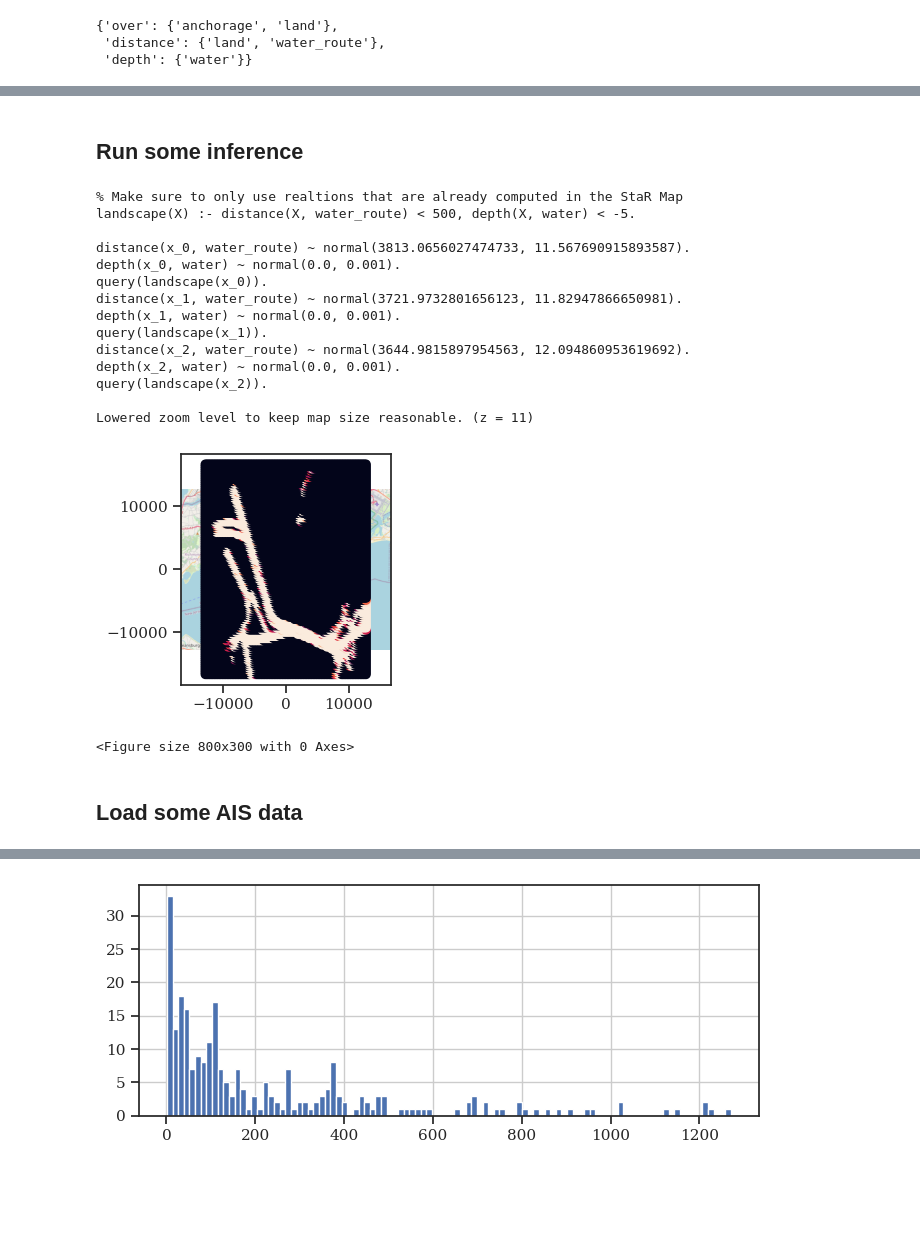
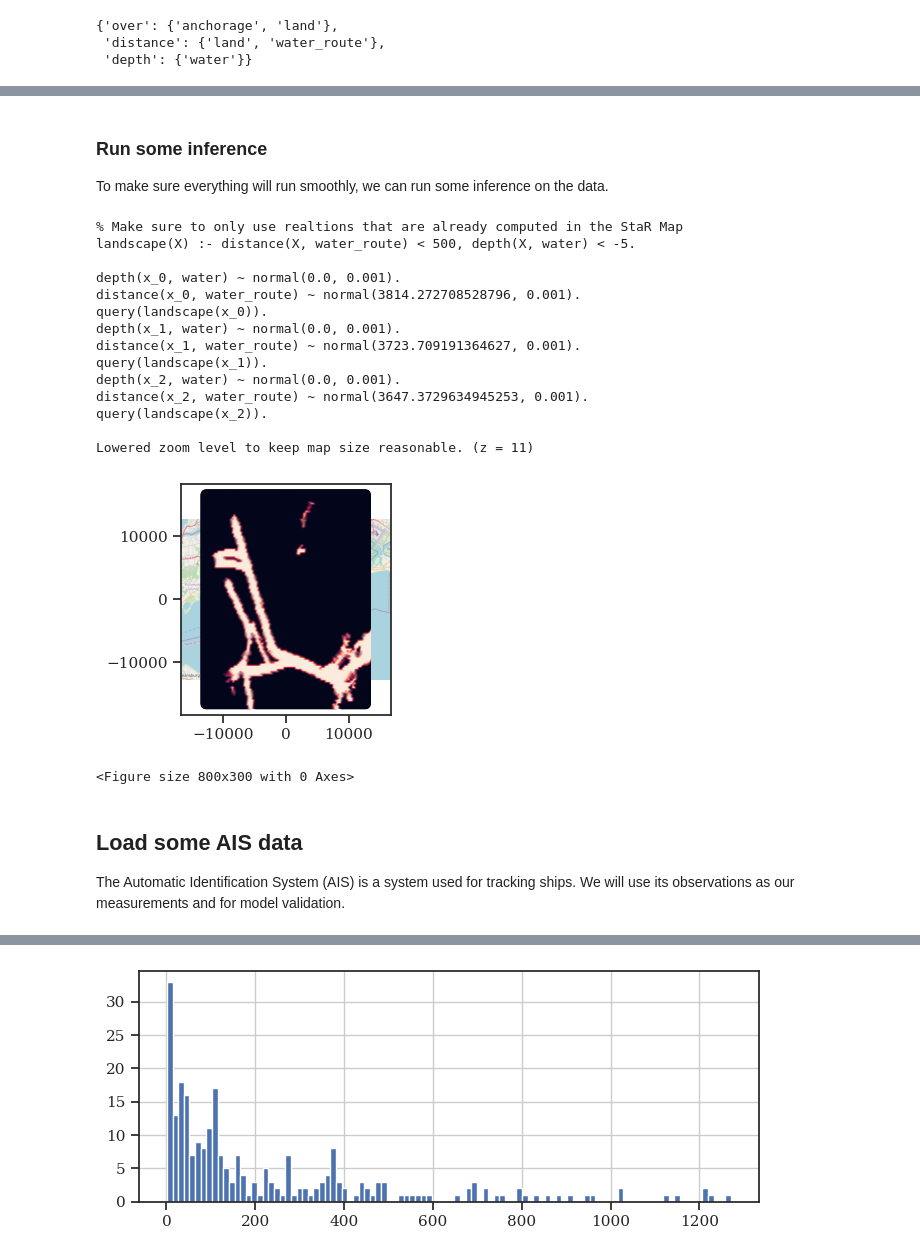
Before and after one commit to HRI-EU/ProMis, a Jupyter notebook: examples/cofi-maritime.ipynb, the cells around one changed output, grey strips where cells are left out. Drawn from its saved outputs; the diff is of its cells as text; code cells hidden in the pictures; blank space fills up the shorter version.

```diff
--- a/examples/cofi-maritime.ipynb
+++ b/examples/cofi-maritime.ipynb
@@ -305,8 +306,10 @@ for relation_type, location_types in star_map.relation_and_location_types.items(
         relation = star_map.get(relation_type, location_type)
         path = folder / f"{relation_type}_{location_type}.csv"
         relation.parameters.to_polar().data.to_csv(path, index=False)
-# %% [markdown]
-## Run some inference
+# %% [markdown]
+### Run some inference
+
+To make sure everything will run smoothly, we can run some inference on the data.
 # %%
 # In ProMis, we define the constraints of the mission
 # as hybrid probabilistic first-order logic programs
@@ -316,34 +319,38 @@ promis = ProMis(star_map)
 # %%
 # Solve an example logic program
 logic = r"""
 % Make sure to only use realtions that are already computed in the StaR Map
 landscape(X) :- distance(X, water_route) < 500, depth(X, water) < -5.
 """
 landscape = promis.solve(support, logic, n_jobs=16, batch_size=3, print_first=True)
 
 # Show the resulting landscape
 landscape.scatter()
 plt.show()
 plt.clf()
+
+del landscape  # Make sure this is not used accidentally
 # %% [output]
 % Make sure to only use realtions that are already computed in the StaR Map
 landscape(X) :- distance(X, water_route) < 500, depth(X, water) < -5.
 
-distance(x_0, water_route) ~ normal(3813.0656027474733, 11.567690915893587).
 depth(x_0, water) ~ normal(0.0, 0.001).
+distance(x_0, water_route) ~ normal(3814.272708528796, 0.001).
 query(landscape(x_0)).
-distance(x_1, water_route) ~ normal(3721.9732801656123, 11.82947866650981).
 depth(x_1, water) ~ normal(0.0, 0.001).
+distance(x_1, water_route) ~ normal(3723.709191364627, 0.001).
 query(landscape(x_1)).
-distance(x_2, water_route) ~ normal(3644.9815897954563, 12.094860953619692).
 depth(x_2, water) ~ normal(0.0, 0.001).
+distance(x_2, water_route) ~ normal(3647.3729634945253, 0.001).
 query(landscape(x_2)).
 
 Lowered zoom level to keep map size reasonable. (z = 11)
-[figure, old version]
+[figure, new version]
 <Figure size 800x300 with 0 Axes>
-# %% [markdown]
-## Load some AIS data
+# %% [markdown]
+## Load some AIS data
+
+The Automatic Identification System (AIS) is a system used for tracking ships. We will use its observations as our measurements and for model validation.
 # %%
 vessel_types = json.loads((Path("..") / "data" / "vessel_types_simplified.json").read_text())
 # vessel_types
```
Also changed, not shown: parts of 41 cells of this notebook, 1 other file.
